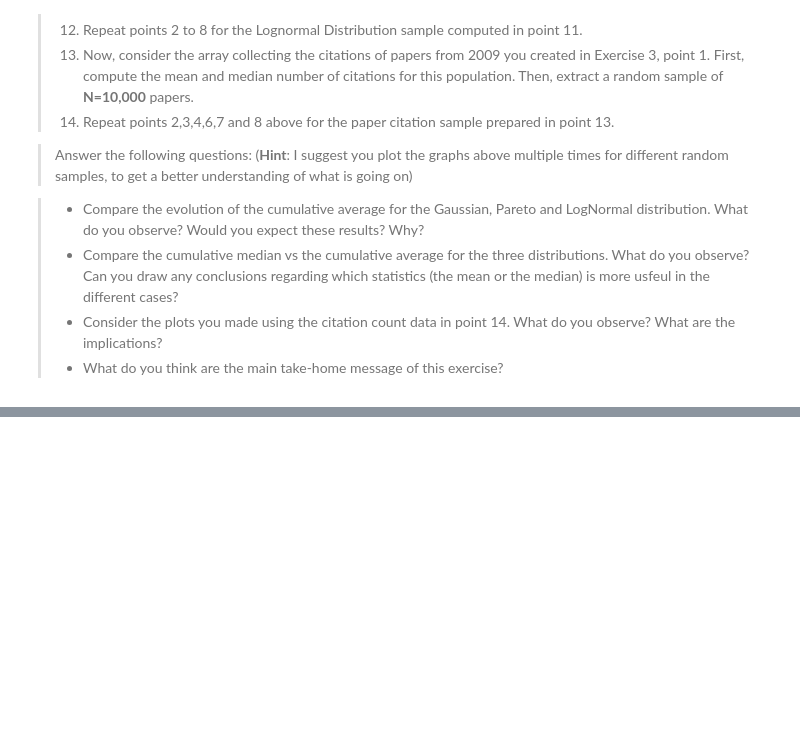
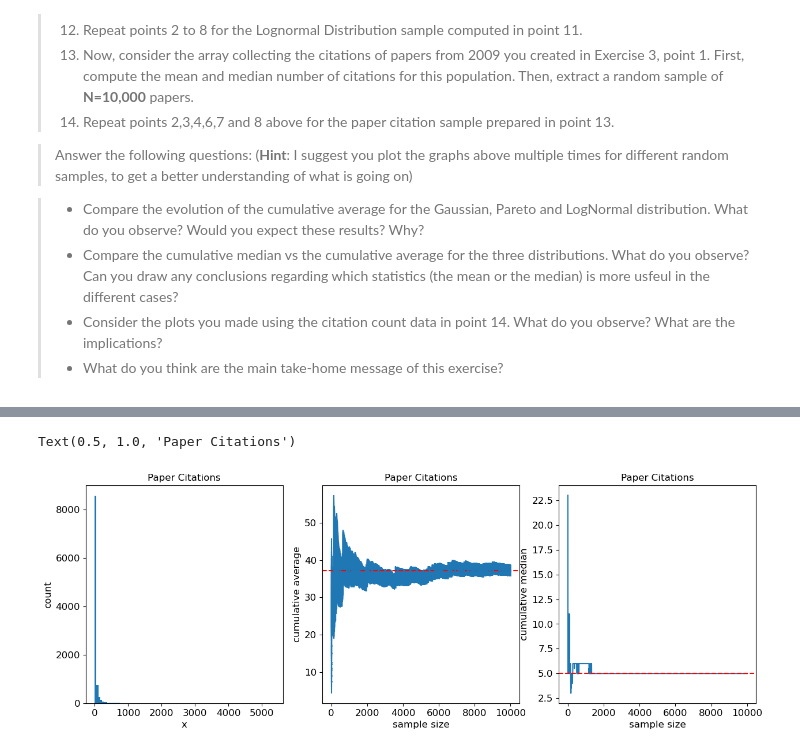
Before and after one commit to kriskruse/02467-CSS---Assignment1, a Jupyter notebook: Assignment1.ipynb, the cells around one changed output, grey strips where cells are left out. Cells and saved outputs as stored; diff of their text form; code cells hidden in the pictures; blank space fills up the shorter version.

```diff
--- a/Assignment1.ipynb
+++ b/Assignment1.ipynb
@@ -635,0 +636,50 @@ plt.show()
+# %%
+# load data from csv
+data = pd.read_csv('all_papers.csv')
+data = data.drop_duplicates('id')
+# find mean and median
+mean = np.mean(data['citations'])
+median = np.median(data['citations'])
+# %%
+#13. Now, consider the array collecting the citations of papers from 2009 you created in Exercise 3, point 1. First, compute the mean and median number of citations for this population. Then, extract a random sample of N=10,000 papers.
+# 14. Repeat points 2,3,4,6,7 and 8 above for the paper citation sample prepared in point 13.
+# sample N=10,000 papers
+N = 10000
+sample = np.random.choice(data['citations'], N)
+
+# Setup plt
+fig, axs = plt.subplots(1, 3, figsize=(width, height), dpi=dpi)
+axs = axs.flatten()
+
+# plot distribution
+axs[0].hist(sample, bins=100)
+axs[0].set_xlabel('x')
+axs[0].set_ylabel('count')
+axs[0].set_title('Paper Citations')
+
+
+# cumulative average
+cumulative_average = np.cumsum(sample) / np.arange(1, N + 1)
+cumulative_std = np.cumsum(sample ** 2) / np.arange(1, N + 1) - cumulative_average ** 2
+cumulative_std = np.sqrt(cumulative_std)
+cumulative_std_error = cumulative_std / np.sqrt(np.arange(1, N + 1))
+
+axs[1].errorbar(np.arange(1, N + 1), cumulative_average, yerr=cumulative_std_error, fmt='o', markersize=1)
+axs[1].axhline(np.mean(sample), color='r', linestyle='--')
+axs[1].set_xlabel('sample size')
+axs[1].set_ylabel('cumulative average')
+axs[1].set_title('Paper Citations')
+
+# cumulative median
+cumulative_median = np.zeros(N)
+for i in range(N):
+    cumulative_median[i] = np.median(sample[:i + 1])
+
+axs[2].plot(np.arange(1, N + 1), cumulative_median)
+axs[2].axhline(np.median(sample), color='r', linestyle='--')
+axs[2].set_xlabel('sample size')
+axs[2].set_ylabel('cumulative median')
+axs[2].set_title('Paper Citations')
+# %% [output]
+Text(0.5, 1.0, 'Paper Citations')
+[figure, added]
```
Also changed, not shown: parts of 3 cells of this notebook.
